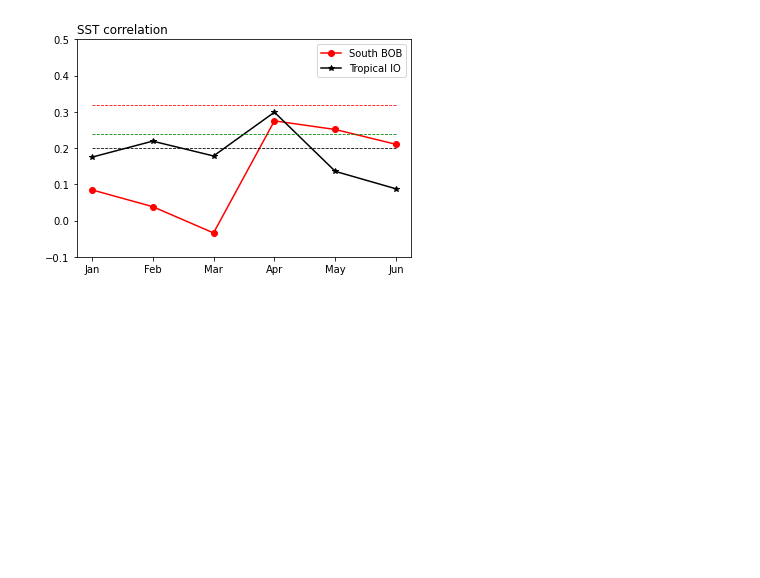
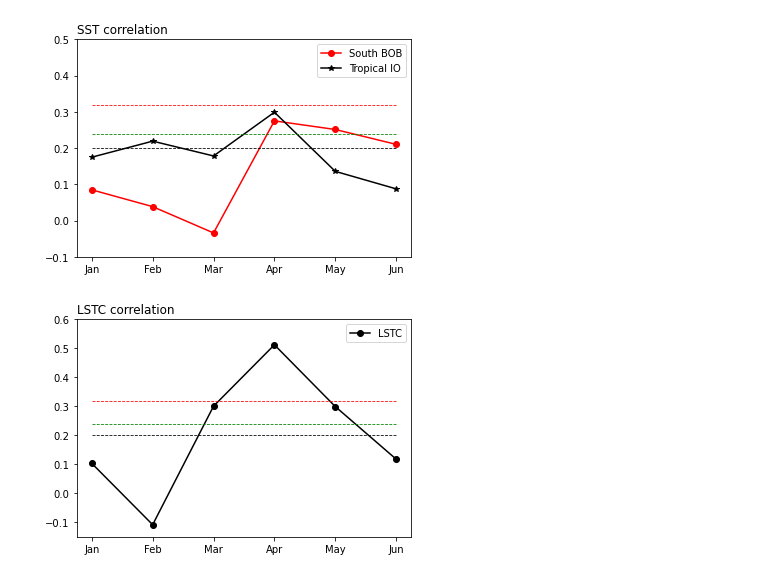
Before and after one commit to sunweihao2020/mycode, a Jupyter notebook: paint/paint_index_correlation_monthly_with_onsetdates_230508.ipynb, the cells around one changed output. Cells and saved outputs as stored; diff of their text form; code cells hidden in the pictures; blank space fills up the shorter version.

```diff
--- a/paint/paint_index_correlation_monthly_with_onsetdates_230508.ipynb
+++ b/paint/paint_index_correlation_monthly_with_onsetdates_230508.ipynb
@@ -36,3 +37,27 @@ plt.savefig('/home/sun/paint/index_correlation_with_onsetdate/SST_index_Jan_Jun.
 plt.show()
 # %% [output]
 [figure]
+# %%
+index3 = [
+    0.103269746835732,
+    -0.1082903358592200,
+    0.3005239138969980,
+    0.5122172832258310,
+    0.299234960900591,
+    0.11774237427170800,
+]
+
+# red dashes, blue squares and green triangles
+plt.plot(['Jan', 'Feb', 'Mar', 'Apr', 'May', 'Jun'], index3, 'k-o', label='LSTC')
+
+plt.plot(['Jan', 'Jun'], [0.20, 0.20], 'k--', linewidth=0.8)
+plt.plot(['Jan', 'Jun'], [0.24, 0.24], 'g--', linewidth=0.8)
+plt.plot(['Jan', 'Jun'], [0.32, 0.32], 'r--', linewidth=0.8)
+plt.ylim((-0.15, 0.6))
+plt.title('LSTC correlation', loc='left')
+
+plt.legend()
+plt.savefig('/home/sun/paint/index_correlation_with_onsetdate/LSTC_index_Jan_Jun.png', dpi=500)
+plt.show()
+# %% [output]
+[figure, added]
```
Also changed, not shown: parts of 3 cells of this notebook, 6 other files.
